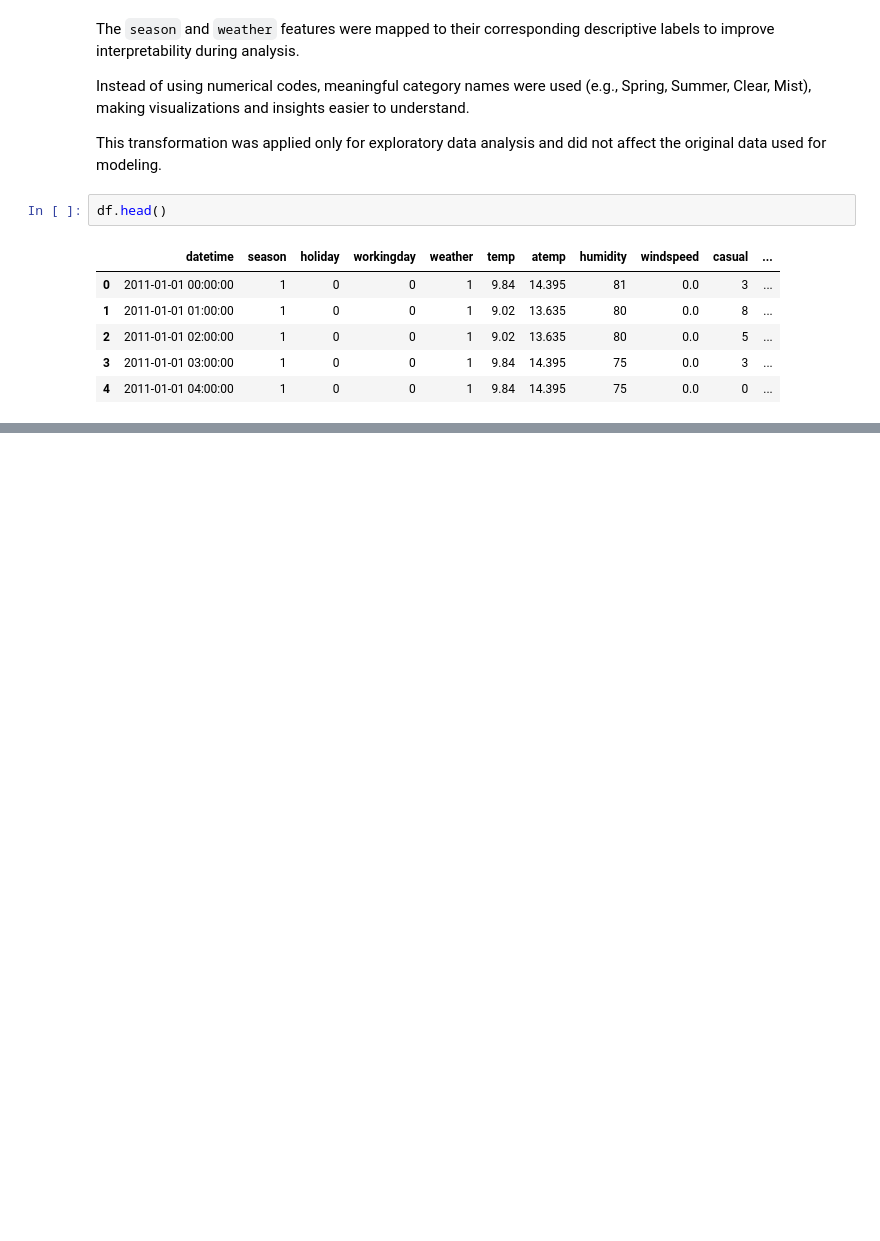
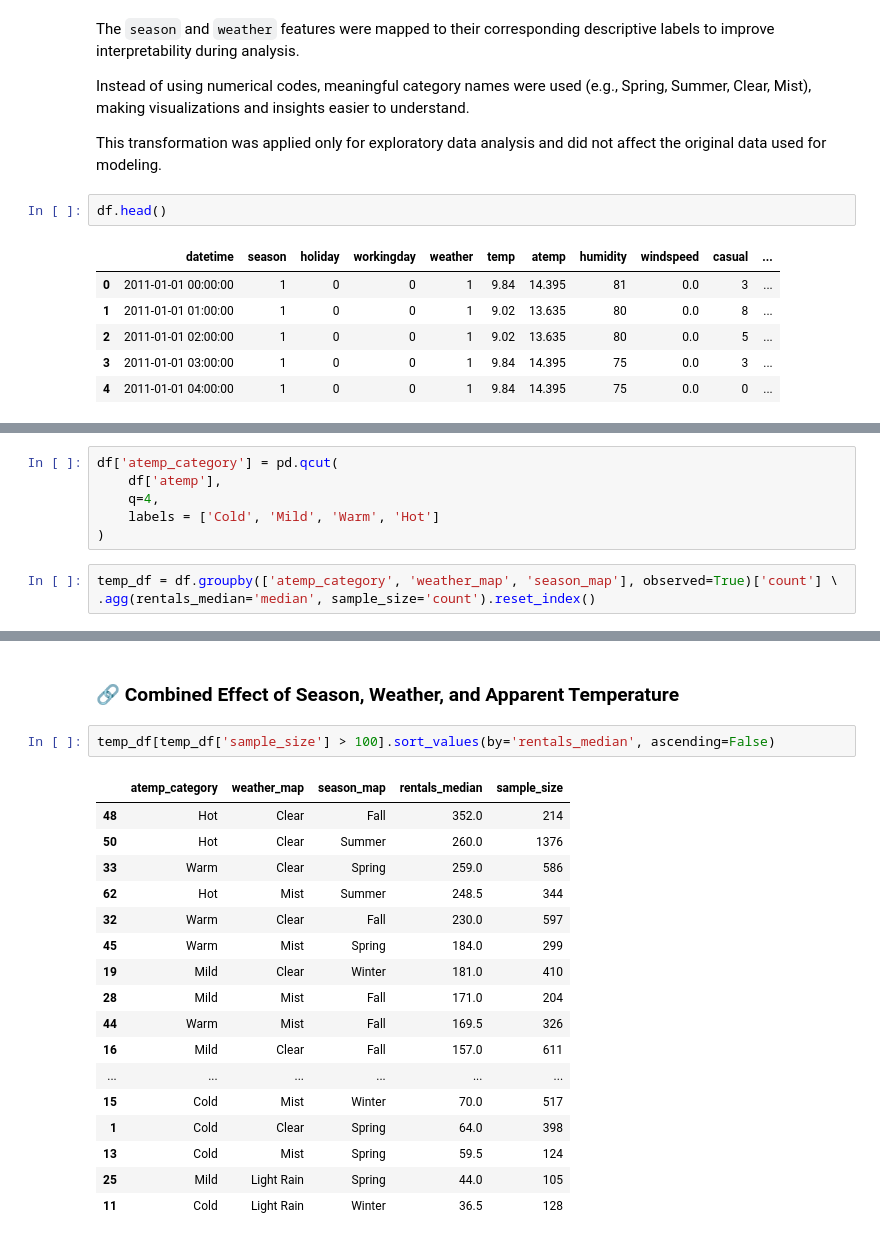
Before and after one commit to moha-yasser/bike-sharing-demand-analysis-and-prediction, a Jupyter notebook: bike_demand.ipynb, the cells around one changed output, grey strips where cells are left out. Saved outputs shown, nothing was run; the diff lists cells and outputs as text; blank space fills up the shorter version.

```diff
--- a/bike_demand.ipynb
+++ b/bike_demand.ipynb
@@ -144,0 +321,9 @@ df.head()
+# %%
+df['atemp_category'] = pd.qcut(
+    df['atemp'],
+    q=4,
+    labels = ['Cold', 'Mild', 'Warm', 'Hot']
+)
+# %%
+temp_df = df.groupby(['atemp_category', 'weather_map', 'season_map'], observed=True)['count'] \
+.agg(rentals_median='median', sample_size='count').reset_index()
@@ -144,0 +343,22 @@ df.head()
+# %% [markdown]
+### 🔗 Combined Effect of Season, Weather, and Apparent Temperature
+# %%
+temp_df[temp_df['sample_size'] > 100].sort_values(by='rentals_median', ascending=False)
+# %% [output]
+|  | atemp_category | weather_map | season_map | rentals_median | sample_size |
+| 48 | Hot | Clear | Fall | 352.0 | 214 |
+| 50 | Hot | Clear | Summer | 260.0 | 1376 |
+| 33 | Warm | Clear | Spring | 259.0 | 586 |
+| 62 | Hot | Mist | Summer | 248.5 | 344 |
+| 32 | Warm | Clear | Fall | 230.0 | 597 |
+| 45 | Warm | Mist | Spring | 184.0 | 299 |
+| 19 | Mild | Clear | Winter | 181.0 | 410 |
+| 28 | Mild | Mist | Fall | 171.0 | 204 |
+| 44 | Warm | Mist | Fall | 169.5 | 326 |
+| 16 | Mild | Clear | Fall | 157.0 | 611 |
+| ... | ... | ... | ... | ... | ... |
+| 15 | Cold | Mist | Winter | 70.0 | 517 |
+| 1 | Cold | Clear | Spring | 64.0 | 398 |
+| 13 | Cold | Mist | Spring | 59.5 | 124 |
+| 25 | Mild | Light Rain | Spring | 44.0 | 105 |
+| 11 | Cold | Light Rain | Winter | 36.5 | 128 |
```
Also changed, not shown: parts of 18 cells of this notebook.
